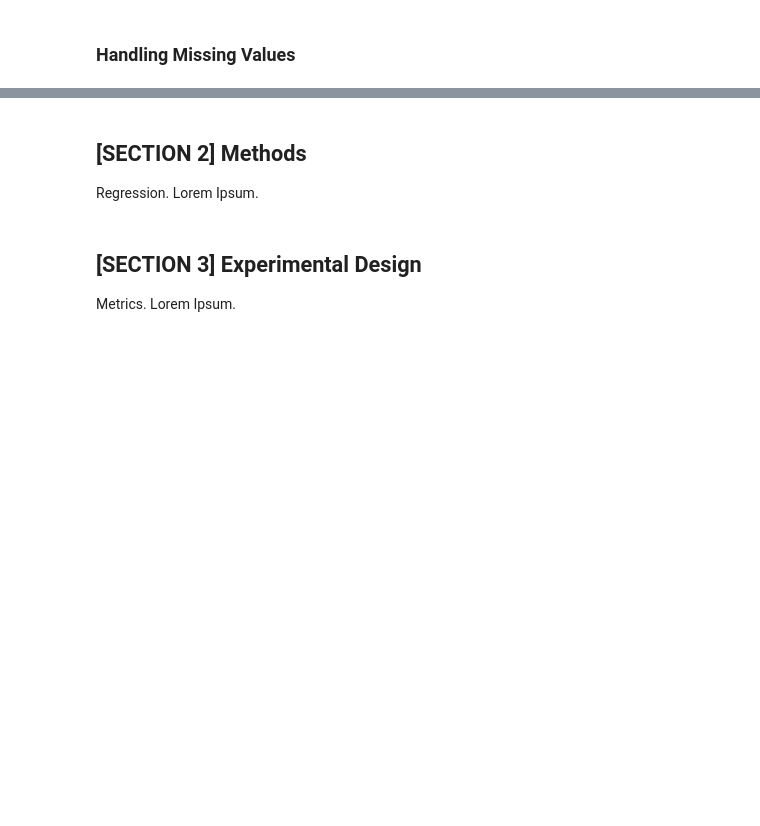
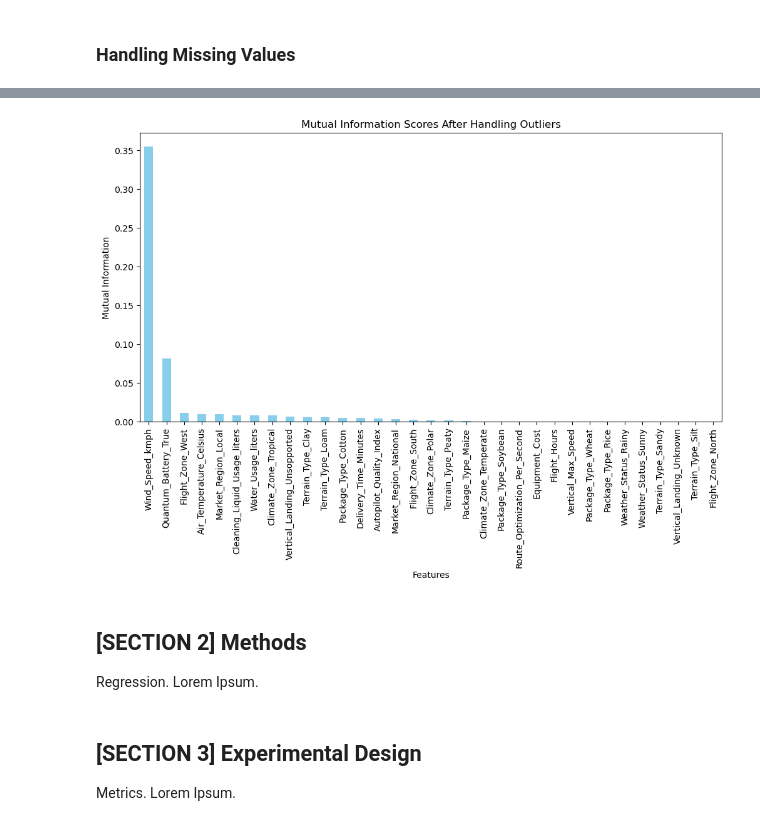
Before and after one commit to yaseminates/Aeropolis_AIML_296881, a Jupyter notebook: main.ipynb, the cells around one changed output, grey strips where cells are left out. Cells and saved outputs as stored; diff of their text form; code cells hidden in the pictures; blank space fills up the shorter version.

```diff
--- a/main.ipynb
+++ b/main.ipynb
@@ -507,3 +800,22 @@ Wind_Speed_kmph (Numerical) - p-value: 0.8096
+# %%
+from sklearn.feature_selection import mutual_info_regression
+
+X = df_encoded.drop('Cargo_Capacity_kg', axis=1)
+y = df_encoded['Cargo_Capacity_kg']
+
+mi_scores = mutual_info_regression(X, y, random_state=42)
+mi_scores_series = pd.Series(mi_scores, index=X.columns)
+mi_scores_series.sort_values(ascending=False, inplace=True)
+
+# Plot Mutual Information Scores
+plt.figure(figsize=(12, 6))
+mi_scores_series.plot(kind='bar', color='skyblue')
+plt.title("Mutual Information Scores After Handling Outliers")
+plt.ylabel("Mutual Information")
+plt.xlabel("Features")
+plt.show()
+# %% [output]
+[figure, added]
 # %% [markdown]
 ## [SECTION 2] Methods
 
```
Also changed, not shown: parts of 39 cells of this notebook.
